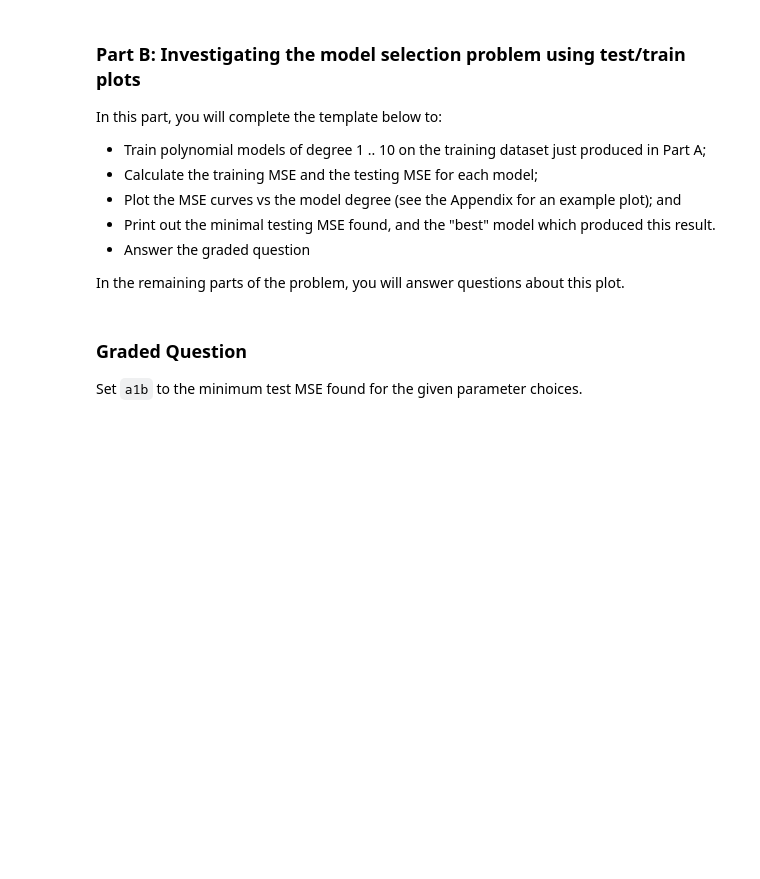
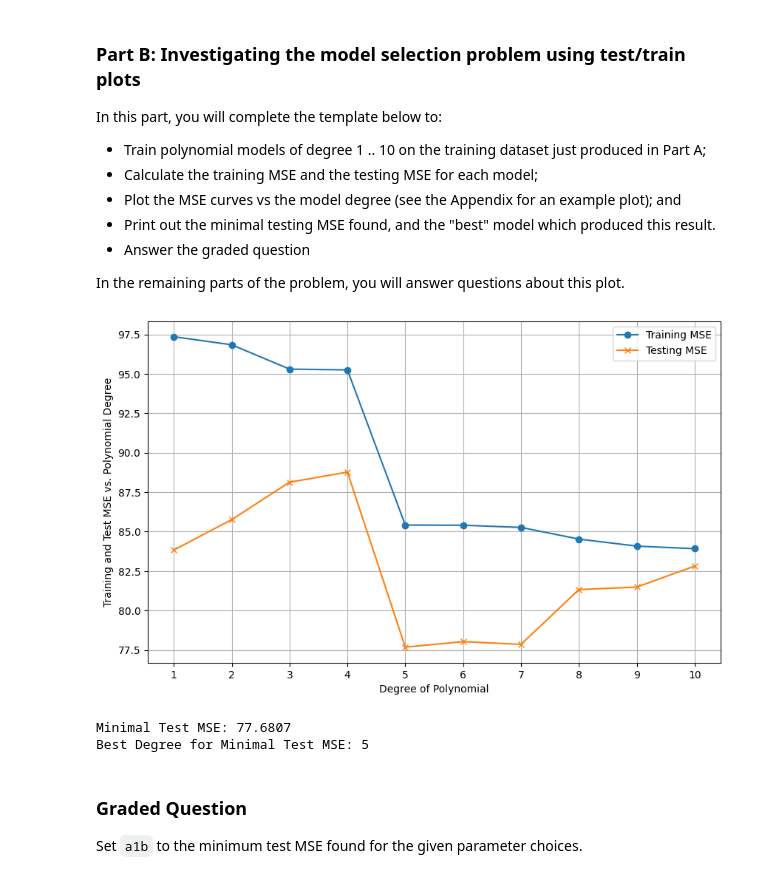
Before and after one commit to waysnyder/Module-3-Assignments, a Jupyter notebook: Homework_03.ipynb, the cells around one changed output. Drawn from its saved outputs; the diff is of its cells as text; code cells hidden in the pictures; blank space fills up the shorter version.

```diff
--- a/Homework_03.ipynb
+++ b/Homework_03.ipynb
@@ -145,39 +151,67 @@ In the remaining parts of the problem, you will answer questions about this plot
 
 degrees = range(1,11) # try polynomials of these degrees
 train_errors = []     # store training MSEs for each degree here
 test_errors  = []     # store testing MSEs for each degree here
 
 for d in degrees:
 
-    pass             # remove: just to get the cell to run without error
-
     # Use PolynomialFeatures to transform the data into appropriate form for
     # a polynomial model of degree d.
 
-        # Your code here
+    # Your code here
+    poly = PolynomialFeatures(degree=d)
+    X_train_poly = poly.fit_transform(X_train)
+    X_test_poly = poly.transform(X_test)
 
     # Fit a linear regression model on the transformed data
 
-        # Your code here
+    # Your code here
+    model = LinearRegression()
+    model.fit(X_train_poly, y_train)
 
     # Predict on the train and test sets
 
-        # Your code here
+    # Your code here
+    y_train_pred = model.predict(X_train_poly)
+    y_test_pred = model.predict(X_test_poly)
 
     # Calculate the MSEs and append to the appropriate lists
 
-        # Your code here
+    # Your code here
+    train_mse = mean_squared_error(y_train, y_train_pred)
+    test_mse = mean_squared_error(y_test, y_test_pred)
 
+    train_errors.append(train_mse)
+    test_errors.append(test_mse)
 
 # Plot training and test MSEs vs degree of model using train_errors and test_errors
 # Note that the x axis should have ticks for 1 .. 10 only
 
 # Your code here
+plt.figure(figsize=(10, 6))
+plt.plot(degrees, train_errors, marker='o', label='Training MSE')
+plt.plot(degrees, test_errors, marker='x', label='Testing MSE')
+plt.xlabel('Degree of Polynomial')
+plt.ylabel('Training and Test MSE vs. Polynomial Degree')
+plt.xticks(degrees)
+plt.legend()
+plt.grid(True)
+plt.show()
 
 # Calculate and print out the minimal MSE for test set and degree where it was obtained
 # Hint: notice carefully that the MSE lists are for degrees [1, 2, 3, ....]  (i.e., index + 1)
 
 # Your code here
+min_test_mse = min(test_errors)
+best_degree_index = test_errors.index(min_test_mse)
+best_degree = degrees[best_degree_index]
+
+print(f"Minimal Test MSE: {min_test_mse:.4f}")
+print(f"Best Degree for Minimal Test MSE: {best_degree}")
+# %% [output]
+[figure, added]
+Minimal Test MSE: 77.6807
+Best Degree for Minimal Test MSE: 5
 # %% [markdown]
 ### Graded Question
 
```
Also changed, not shown: parts of 27 cells of this notebook.
